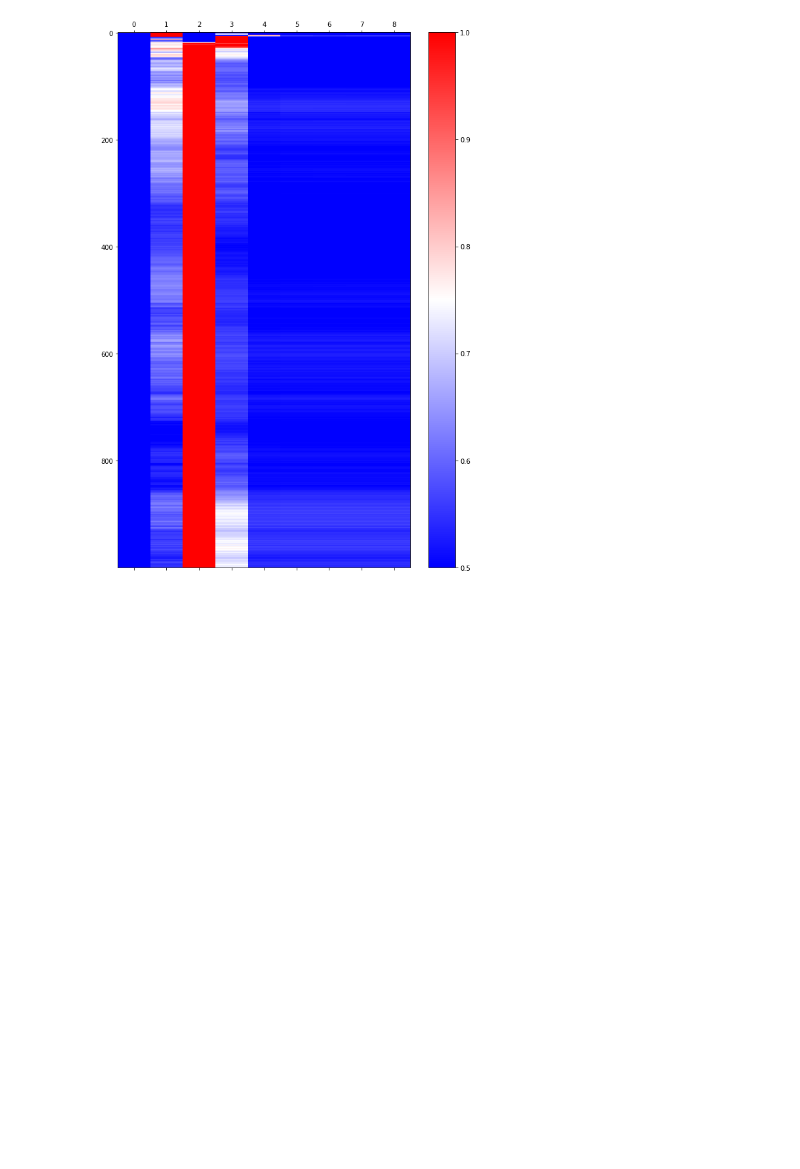
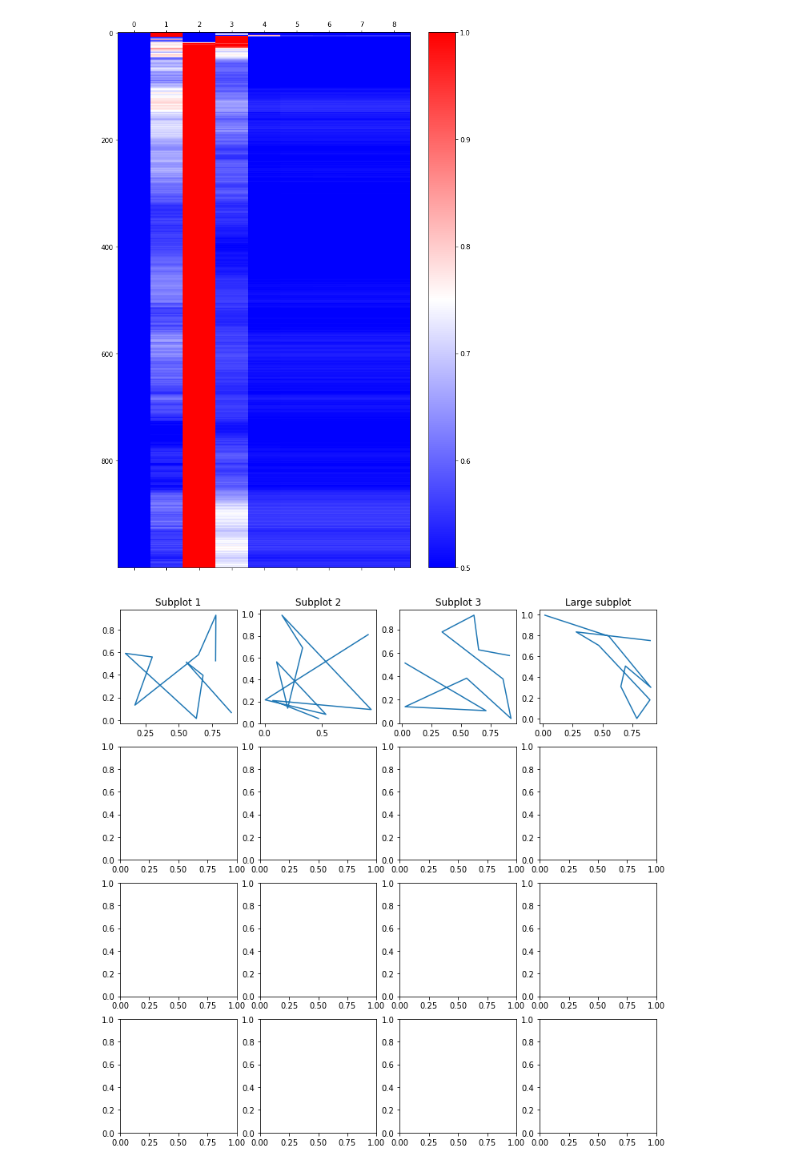
Before and after one commit to liangaomng/lulu_ms, a Jupyter notebook: src_lam/t.ipynb, the cells around one changed output. Saved outputs shown, nothing was run; the diff lists cells and outputs as text; code cells hidden in the pictures; blank space fills up the shorter version.

```diff
--- a/src_lam/t.ipynb
+++ b/src_lam/t.ipynb
@@ -27,0 +48,51 @@ plt.colorbar(im, ax=ax)  # Add colorbar, associating with the created axes
+# %%
+import numpy as np
+import matplotlib.pyplot as plt
+from matplotlib.colors import Normalize
+
+class PlotMOE:
+    def __init__(self):
+        self.fig = None
+        self.axes = None
+
+    def _create_subplot_moe_grid2(self, nrow, ncol):
+        self.fig, self.axes = plt.subplots(nrow, ncol, figsize=(ncol * 3, nrow * 3))
+        self.axes = self.axes.flatten() # 使得axes可以一维索引
+
+    def plot_moe_load_2d(self, nrow, ncol, **kwargs):
+        if self.fig is None or len(self.axes) != nrow * ncol:
+            self._create_subplot_moe_grid2(nrow=nrow, ncol=ncol)
+
+        # 假设sub_omega已经在kwargs中给出
+        sub_omega = kwargs.get("sub_omega", np.random.rand(10, 10))
+
+        # 计算并绘图的相关参数
+
+
+        for i, ax in enumerate(self.axes):
+            if i < 3: # 前三个子图
+                ax.plot(np.random.rand(10), np.random.rand(10))
+                ax.set_title(f"Subplot {i+1}")
+            elif i == 3: # 第四个子图，占据第二行
+                ax.plot(np.random.rand(10), np.random.rand(10))
+                ax.set_title("Large subplot")
+                break # 绘制完毕，跳出循环
+
+        # 另一个fig，3行5列
+        if nrow == 3 and ncol == 5:
+            for i in range(9): # 前9个子图
+                if i < len(self.axes):
+                    self.axes[i].plot(np.random.rand(10), np.random.rand(10))
+                    self.axes[i].set_title(f"Grid {i+1}")
+            # 特殊处理最后的大图
+            if len(self.axes) > 9:
+                # 假设大图占据最后一列的所有行，这里简化为只修改标题
+                self.axes[9].set_title("Large Grid Plot")
+
+    # 其他方法...
+
+# 示例使用
+plot_moe = PlotMOE()
+plot_moe.plot_moe_load_2d(4, 4,  sub_omega=np.random.rand(10))  # 为简化，solver和model需要您自己定义
+# %% [output]
+[figure, added]
```
Also changed, not shown: parts of 1 cell of this notebook, 37 other files.
